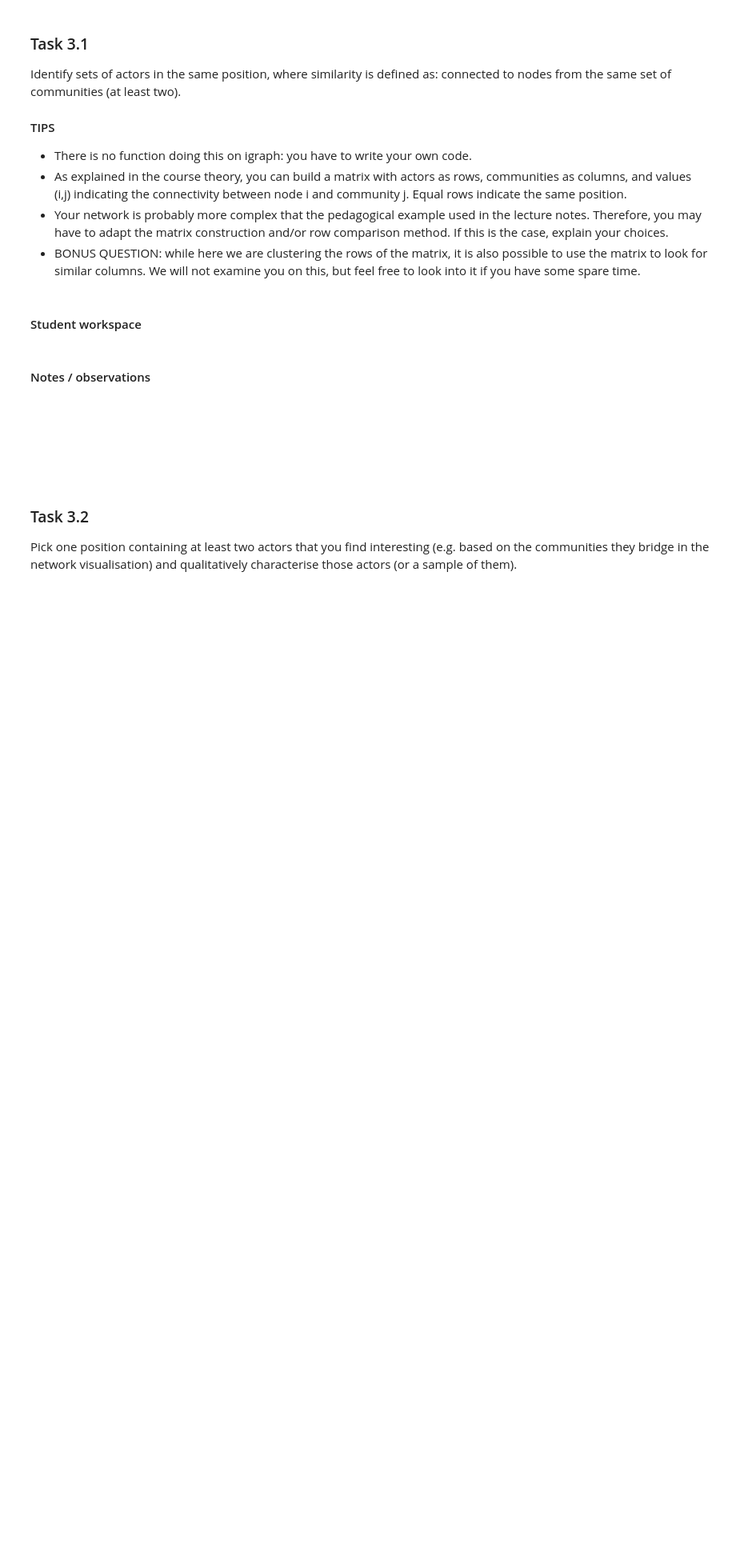
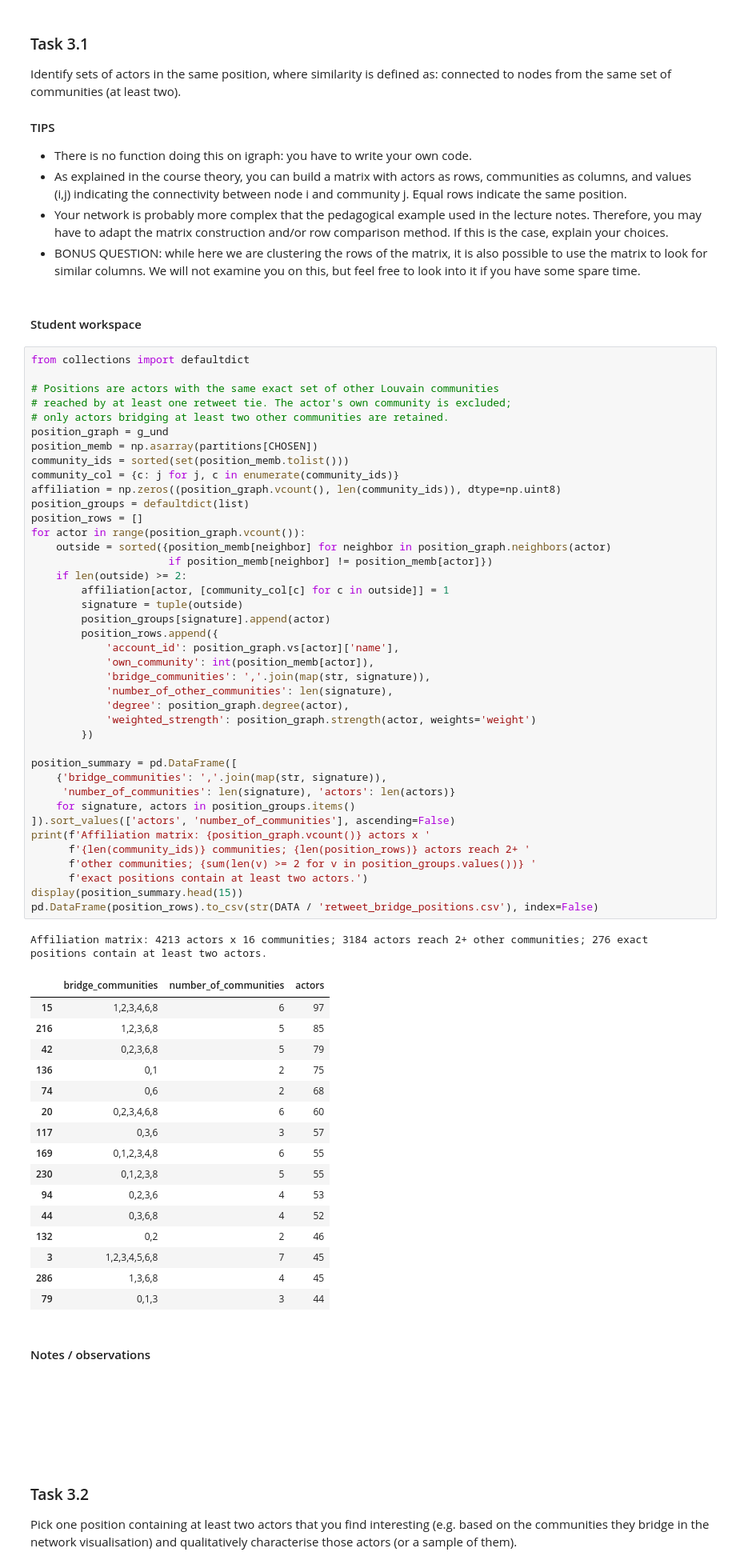
Before and after one commit to oskarpiibar/Mining-of-Social-Data, a Jupyter notebook: Lab3/lab_03.ipynb, the cells around one changed output. Shown at 80% size. Cells and saved outputs as stored; diff of their text form; blank space fills up the shorter version.

Commit message:
this contains all the parts

```diff
--- a/Lab3/lab_03.ipynb
+++ b/Lab3/lab_03.ipynb
@@ -665,6 +903,64 @@ Identify sets of actors in the same position, where similarity is defined as: co
 - BONUS QUESTION: while here we are clustering the rows of the matrix, it is also possible to use the matrix to look for similar columns. We will not examine you on this, but feel free to look into it if you have some spare time.
 # %% [markdown]
 #### Student workspace
+# %%
+from collections import defaultdict
+
+# Positions are actors with the same exact set of other Louvain communities
+# reached by at least one retweet tie. The actor's own community is excluded;
+# only actors bridging at least two other communities are retained.
+position_graph = g_und
+position_memb = np.asarray(partitions[CHOSEN])
+community_ids = sorted(set(position_memb.tolist()))
+community_col = {c: j for j, c in enumerate(community_ids)}
+affiliation = np.zeros((position_graph.vcount(), len(community_ids)), dtype=np.uint8)
+position_groups = defaultdict(list)
+position_rows = []
+for actor in range(position_graph.vcount()):
+    outside = sorted({position_memb[neighbor] for neighbor in position_graph.neighbors(actor)
+                      if position_memb[neighbor] != position_memb[actor]})
+    if len(outside) >= 2:
+        affiliation[actor, [community_col[c] for c in outside]] = 1
+        signature = tuple(outside)
+        position_groups[signature].append(actor)
+        position_rows.append({
+            'account_id': position_graph.vs[actor]['name'],
+            'own_community': int(position_memb[actor]),
+            'bridge_communities': ','.join(map(str, signature)),
+            'number_of_other_communities': len(signature),
+            'degree': position_graph.degree(actor),
+            'weighted_strength': position_graph.strength(actor, weights='weight')
+        })
+
+position_summary = pd.DataFrame([
+    {'bridge_communities': ','.join(map(str, signature)),
+     'number_of_communities': len(signature), 'actors': len(actors)}
+    for signature, actors in position_groups.items()
+]).sort_values(['actors', 'number_of_communities'], ascending=False)
+print(f'Affiliation matrix: {position_graph.vcount()} actors x '
+      f'{len(community_ids)} communities; {len(position_rows)} actors reach 2+ '
+      f'other communities; {sum(len(v) >= 2 for v in position_groups.values())} '
+      f'exact positions contain at least two actors.')
+display(position_summary.head(15))
+pd.DataFrame(position_rows).to_csv(str(DATA / 'retweet_bridge_positions.csv'), index=False)
+# %% [output]
+Affiliation matrix: 4213 actors x 16 communities; 3184 actors reach 2+ other communities; 276 exact positions contain at least two actors.
+|  | bridge_communities | number_of_communities | actors |
+| 15 | 1,2,3,4,6,8 | 6 | 97 |
+| 216 | 1,2,3,6,8 | 5 | 85 |
+| 42 | 0,2,3,6,8 | 5 | 79 |
+| 136 | 0,1 | 2 | 75 |
+| 74 | 0,6 | 2 | 68 |
+| 20 | 0,2,3,4,6,8 | 6 | 60 |
+| 117 | 0,3,6 | 3 | 57 |
+| 169 | 0,1,2,3,4,8 | 6 | 55 |
+| 230 | 0,1,2,3,8 | 5 | 55 |
+| 94 | 0,2,3,6 | 4 | 53 |
+| 44 | 0,3,6,8 | 4 | 52 |
+| 132 | 0,2 | 2 | 46 |
+| 3 | 1,2,3,4,5,6,8 | 7 | 45 |
+| 286 | 1,3,6,8 | 4 | 45 |
+| 79 | 0,1,3 | 3 | 44 |
 # %% [markdown]
 #### Notes / observations
 
```
Also changed, not shown: parts of 13 cells of this notebook.
